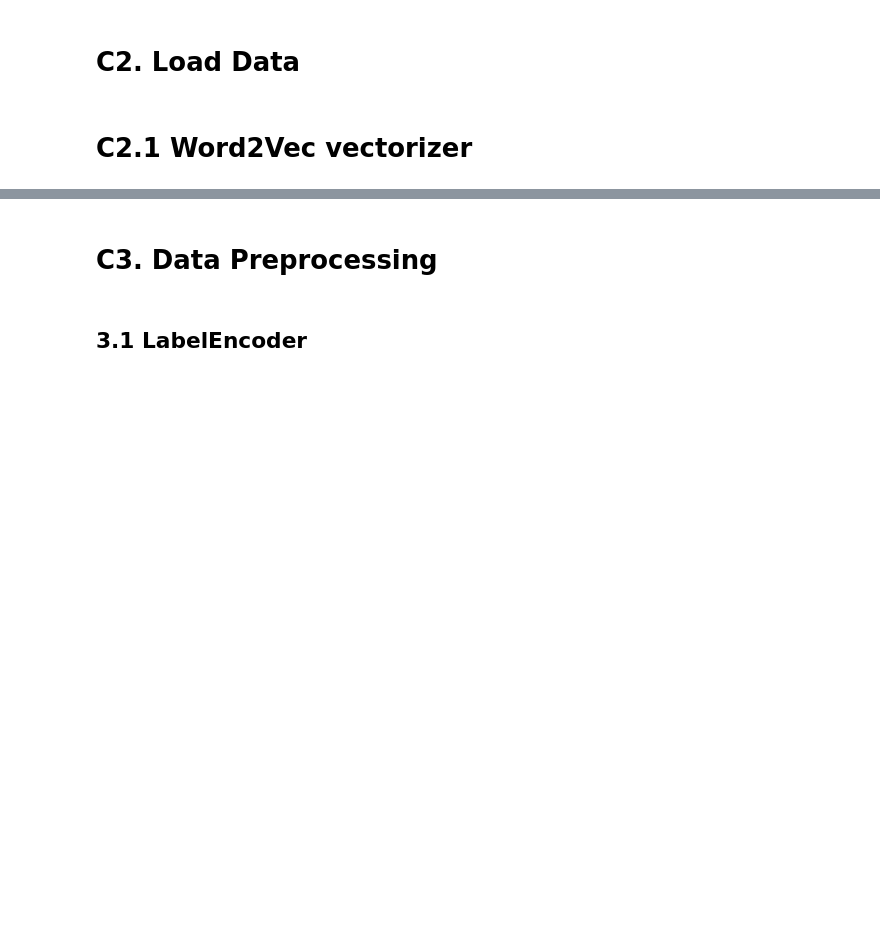
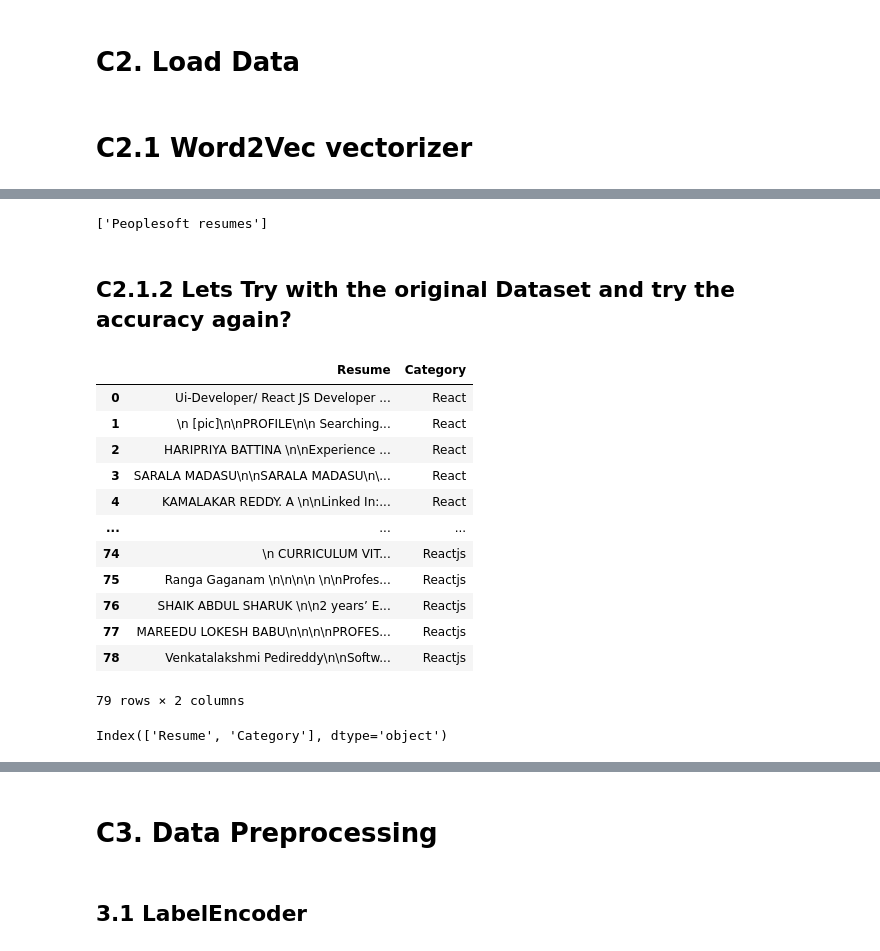
Before and after one commit to its-relative/Excelr, a Jupyter notebook: project2/final files/checkforissues/Project_Resume Classification_PKR.ipynb, the cells around one changed output, grey strips where cells are left out. Drawn from its saved outputs; the diff is of its cells as text; code cells hidden in the pictures; blank space fills up the shorter version.

```diff
--- a/project2/final files/checkforissues/Project_Resume Classification_PKR.ipynb
+++ b/project2/final files/checkforissues/Project_Resume Classification_PKR.ipynb
@@ -945,0 +984,28 @@ resume_data.head()
+# %%
+new_documents = ["A recent graduate with experience in Python and data analysis."]  # New resumes
+new_preprocessed_documents = [preprocess(doc) for doc in new_documents]
+new_document_vectors = np.array([document_vector(doc) for doc in new_preprocessed_documents])
+predictions = classifier.predict(new_document_vectors)
+print(predictions)
+# %% [output]
+['Peoplesoft resumes']
+# %% [markdown]
+## C2.1.2 Lets Try with the original Dataset and try the accuracy again?
+# %%
+original_df = pd.read_csv("all_resumes.csv")
+# %%
+original_df
+# %% [output]
+|  | Resume | Category |
+| 0 | Ui-Developer/ React JS Developer ... | React |
+| 1 | \n [pic]\n\nPROFILE\n\n Searching... | React |
+| 2 | HARIPRIYA BATTINA \n\nExperience ... | React |
+| 3 | SARALA MADASU\n\nSARALA MADASU\n\... | React |
+| 4 | KAMALAKAR REDDY. A \n\nLinked In:... | React |
+| ... | ... | ... |
+| 74 | \n CURRICULUM VIT... | Reactjs |
+| 75 | Ranga Gaganam \n\n\n\n \n\nProfes... | Reactjs |
+| 76 | SHAIK ABDUL SHARUK \n\n2 years’ E... | Reactjs |
+| 77 | MAREEDU LOKESH BABU\n\n\n\nPROFES... | Reactjs |
+| 78 | Venkatalakshmi Pedireddy\n\nSoftw... | Reactjs |
+79 rows × 2 columns
@@ -945,0 +1014,4 @@ resume_data.head()
+# %%
+original_df.columns
+# %% [output]
+Index(['Resume', 'Category'], dtype='object')
```
Also changed, not shown: parts of 84 cells of this notebook, 5 other files.
